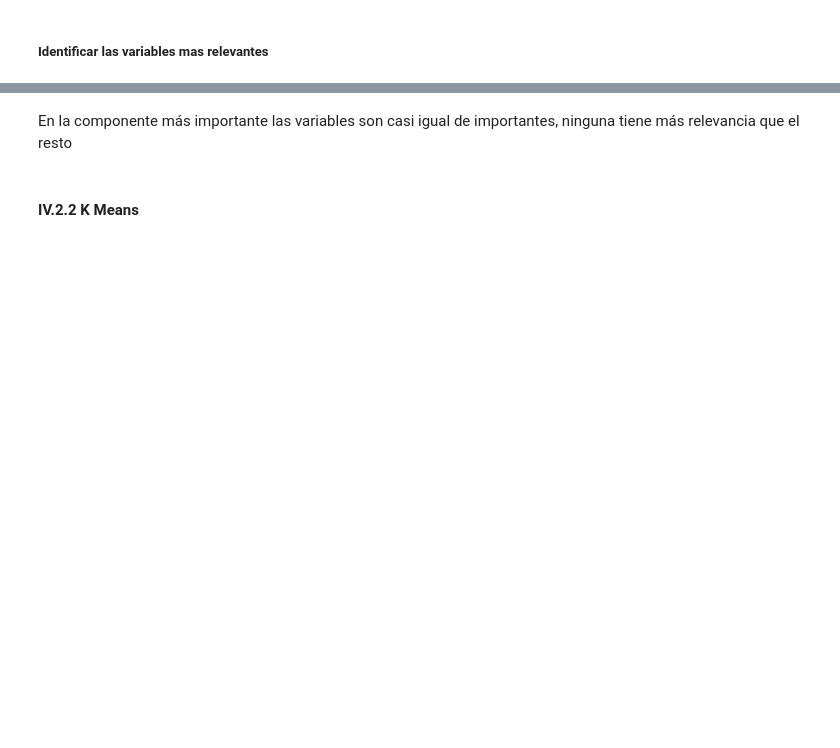
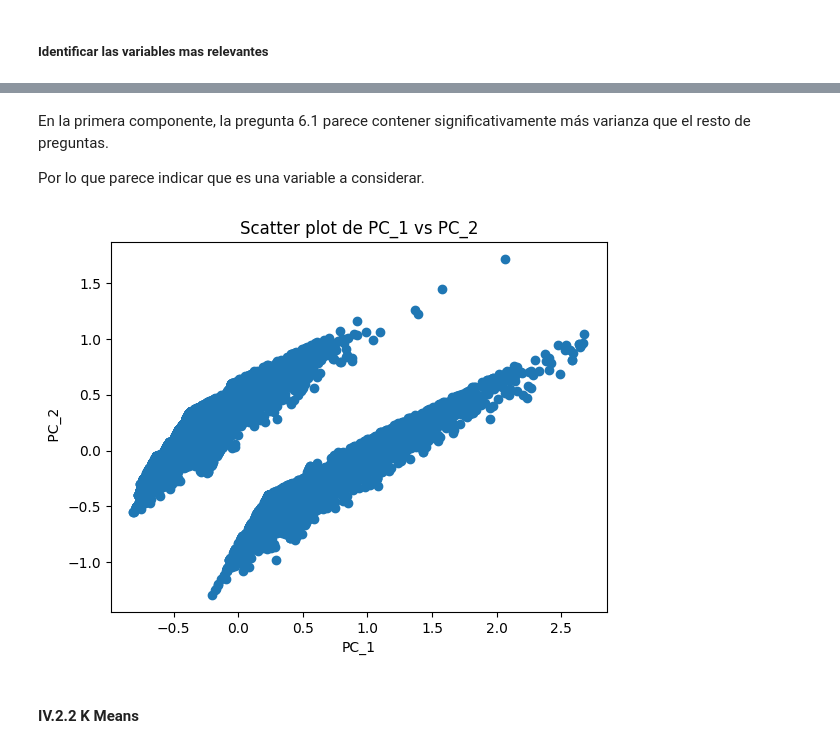
Before and after one commit to EstebanPerez25/ACD-Modelo_predictivo_de_satisfacion, a Jupyter notebook: Modelo_predictivo_de_satisfacción.ipynb, the cells around one changed output, grey strips where cells are left out. Drawn from its saved outputs; the diff is of its cells as text; code cells hidden in the pictures; blank space fills up the shorter version.

```diff
--- a/Modelo_predictivo_de_satisfacción.ipynb
+++ b/Modelo_predictivo_de_satisfacción.ipynb
@@ -1737,0 +1722,17 @@ pca.explained_variance_ratio_
+# %%
+Xns = df_coment.drop(['categoria', 'comentarios'], axis=1).copy()
+Xns.osf = Xns.osf.apply(idOsf)  # Cambiamos a entero la variable categorica de la osf
+Xns.dropna(axis=0, inplace=True)  # Eliminamos valores nulos de columna osf
+
+# Escalamiento
+scalerNs=MinMaxScaler()
+scalerNs.fit(Xns)
+Xns=scalerNs.transform(Xns)
+Xns=pd.DataFrame(Xns,columns=df_coment.drop(['categoria', 'comentarios'], axis=1).columns)
+# %%
+c = 10  # Número de componentes
+pca = PCA(n_components = c)
+pca.fit(Xns)
+
+#  Porcentaje de varianza (info) contenida en cada componente
+pca.explained_variance_ratio_
@@ -1757,5 +1777,18 @@ df_pc1_cmpnts.sort_values(by=0, ascending=False).head(10)
-# %% [markdown]
-En la componente más importante las variables son casi igual de importantes, ninguna tiene más relevancia que el resto
+# %% [markdown]
+En la primera componente, la pregunta 6.1 parece contener significativamente más varianza que el resto de preguntas.
+
+Por lo que parece indicar que es una variable a considerar.
+# %%
+X_pca = pca.transform(Xns).copy()
+comp_1=1
+comp_2=2
+plt.scatter(X_pca[:,(comp_1-1)],X_pca[:,(comp_2-1)])
+plt.title("Scatter plot de PC_" + str(comp_1) + " vs PC_" + str(comp_2))
+plt.xlabel("PC_"+str(comp_1))
+plt.ylabel(" PC_"+str(comp_2))
+plt.show()
+# %% [output]
+[figure, added]
 # %% [markdown]
 #### IV.2.2 K Means
 # %%
```
Also changed, not shown: parts of 32 cells of this notebook.
